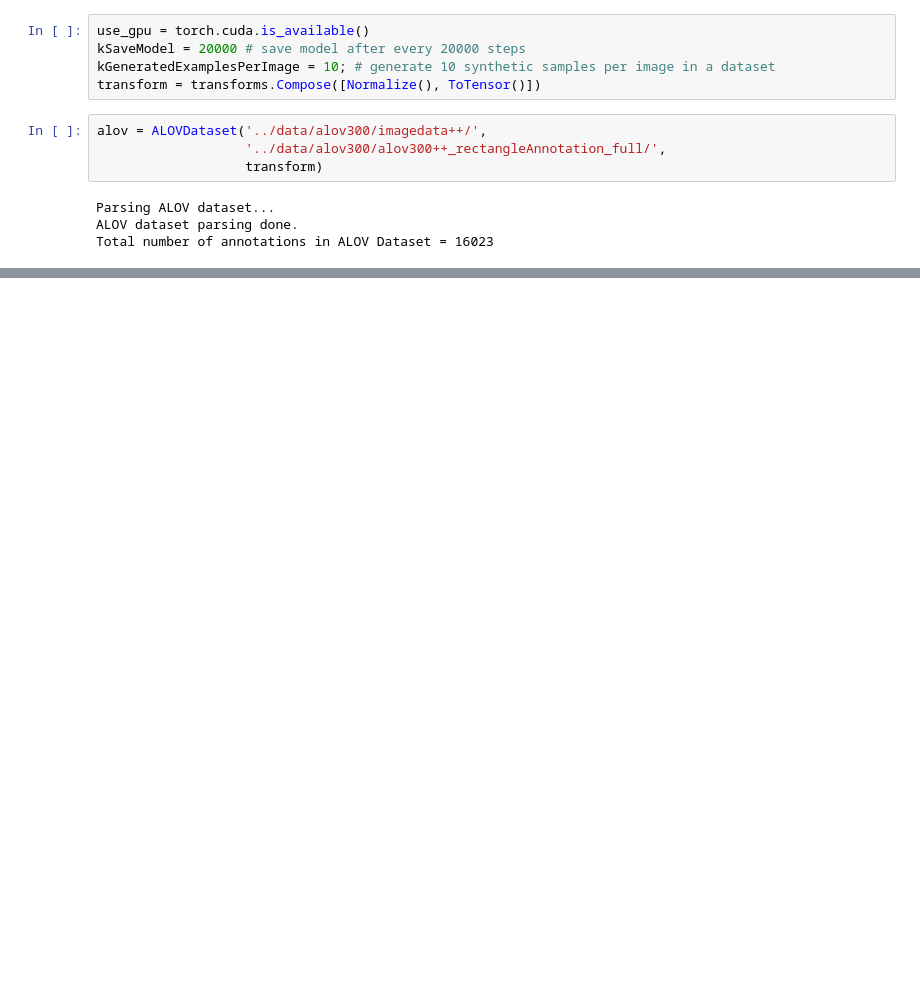
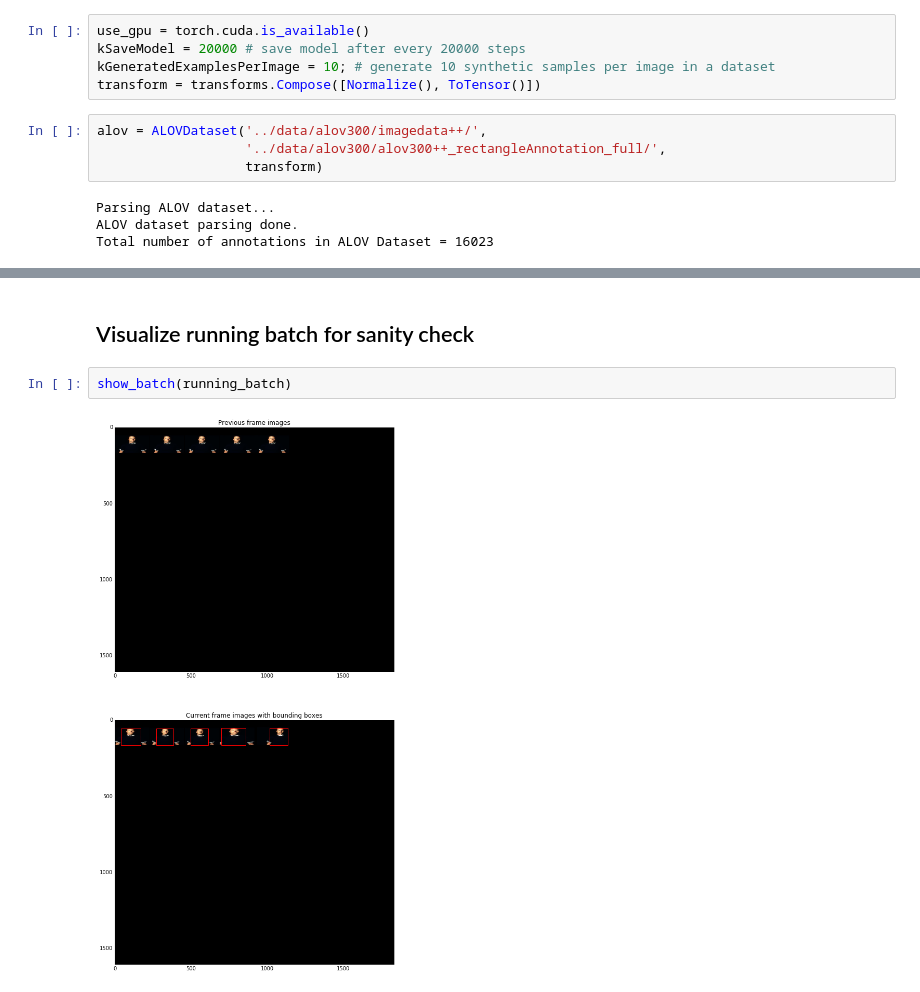
Before and after one commit to amoudgl/pygoturn, a Jupyter notebook: src/VisualizeBatches.ipynb, the cells around one changed output, grey strips where cells are left out. Cells and saved outputs as stored; diff of their text form; blank space fills up the shorter version.

```diff
--- a/src/VisualizeBatches.ipynb
+++ b/src/VisualizeBatches.ipynb
@@ -148,0 +172,6 @@ show_batch(batch)
+# %% [markdown]
+## Visualize running batch for sanity check
+# %%
+show_batch(running_batch)
+# %% [output]
+[figure, added]
```
Also changed, not shown: parts of 15 cells of this notebook.
